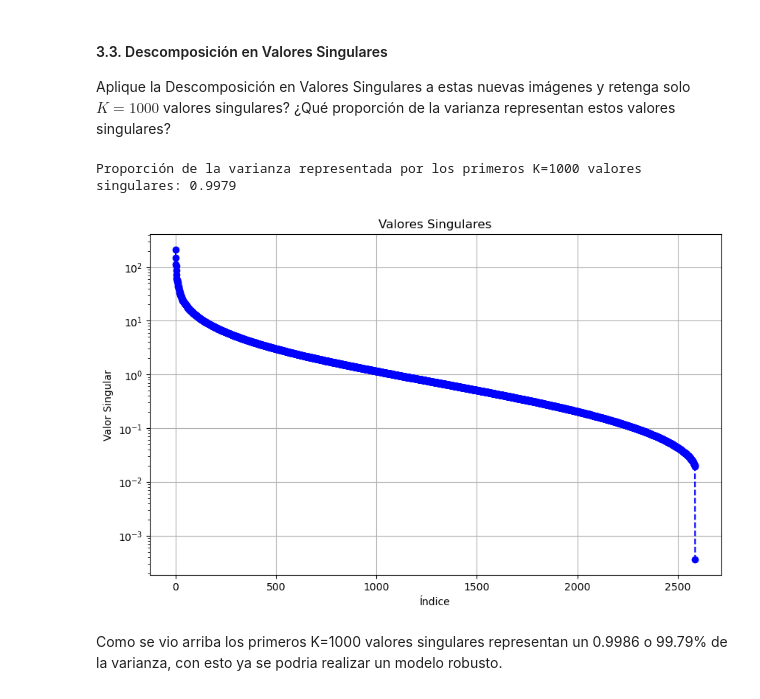
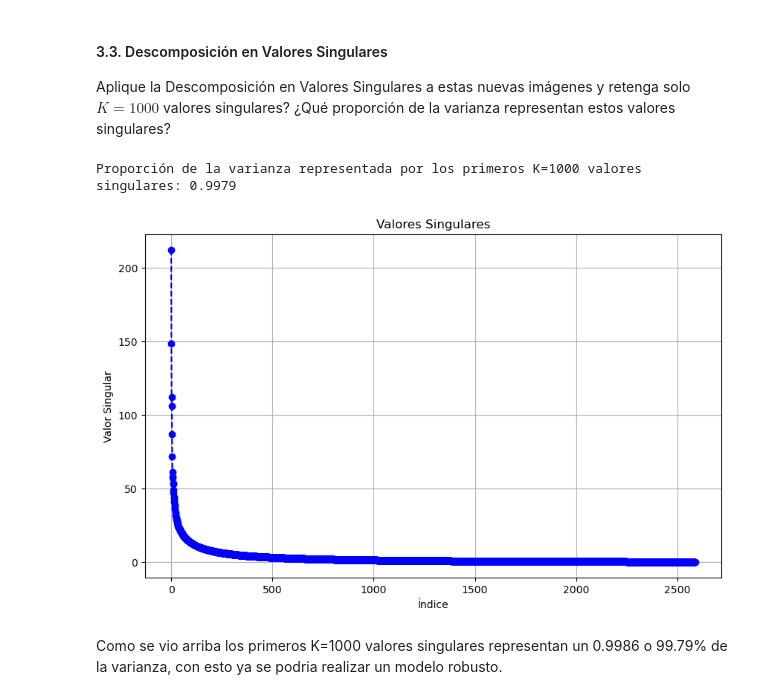
Before and after one commit to juankquintana/aprendizaje-no-supervisado, a Jupyter notebook: Semana 2/Taller/S2_LC_Taller_SVD.ipynb, the cells around one changed output. Drawn from its saved outputs; the diff is of its cells as text; code cells hidden in the pictures.

```diff
--- a/Semana 2/Taller/S2_LC_Taller_SVD.ipynb
+++ b/Semana 2/Taller/S2_LC_Taller_SVD.ipynb
@@ -63,3 +61,9 @@ target_names = data.target_names
+# %%
+data = fetch_lfw_people(min_faces_per_person=25, download_if_missing=True)
+_, h, w = data.images.shape
+X = data.data
+y = data.target
+target_names = data.target_names
 # %% [markdown]
 Se descarga la data usando la funcion cargada y se elige que min_faces_per_person sea igual a 25, es decir que se descargue imagenes para individuos que tengan al menos 25 imagenes
 # %% [markdown]
@@ -334,33 +338,32 @@ Aplique la Descomposición en Valores Singulares a estas nuevas imágenes y rete
 # %%
 # Utilice este espacio para escribir el código.
 n_imagenes, altura, ancho = imagenes_sin_rostro_promedio.shape
 
 imagenes_a_planar = imagenes_sin_rostro_promedio.reshape(n_imagenes, altura * ancho)
 
 U, S, Vt = np.linalg.svd(imagenes_a_planar, full_matrices=False)
 
 K = 1000
 S_reducido = S[:K]
 U_reducido = U[:, :K]
 Vt_reducido = Vt[:K, :]
 
 varianza_total = np.sum(S**2)
 varianza_explicada = np.sum(S_reducido**2)
 proporcion_varianza = varianza_explicada / varianza_total
 
 print(f"Proporción de la varianza representada por los primeros K={K} valores singulares: {proporcion_varianza:.4f}")
 
 # Opcional: Graficar los valores singulares
 plt.figure(figsize=(10, 6))
 plt.plot(S, marker='o', linestyle='--', color='b')
 plt.title('Valores Singulares')
 plt.xlabel('Índice')
 plt.ylabel('Valor Singular')
-plt.yscale('log')
 plt.grid(True)
 plt.show()
 # %% [output]
 Proporción de la varianza representada por los primeros K=1000 valores singulares: 0.9979
-[figure, old version]
+[figure, new version]
 # %% [markdown]
 Como se vio arriba los primeros K=1000 valores singulares representan un 0.9986 o 99.79% de la varianza, con esto ya se podria realizar un modelo robusto.
```
Also changed, not shown: parts of 4 cells of this notebook.
